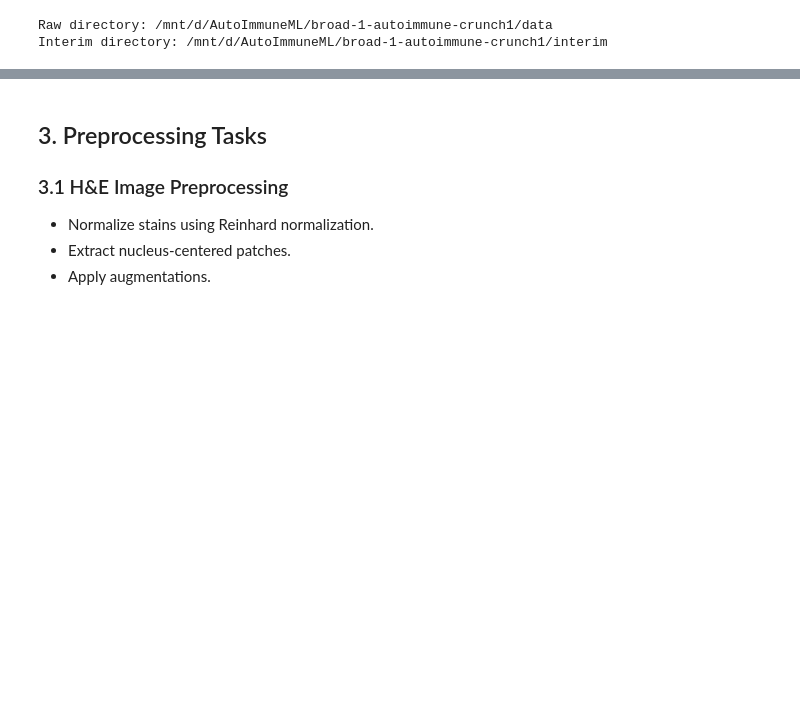
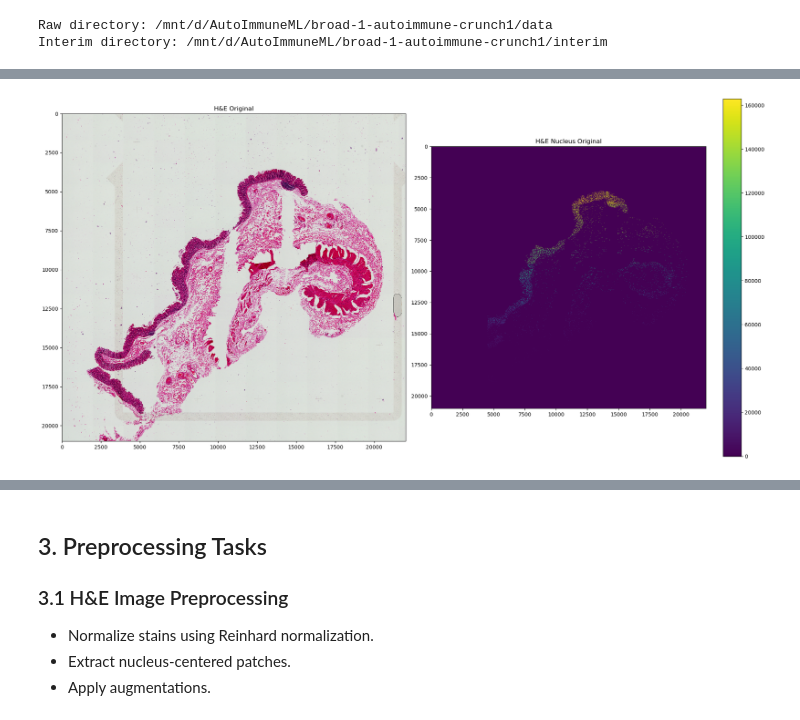
Before and after one commit to SecondBook5/AutoImmuneML, a Jupyter notebook: crunch1_project/notebooks/01_preprocessing.ipynb, the cells around one changed output, grey strips where cells are left out. Saved outputs shown, nothing was run; the diff lists cells and outputs as text; code cells hidden in the pictures; blank space fills up the shorter version.

```diff
--- a/crunch1_project/notebooks/01_preprocessing.ipynb
+++ b/crunch1_project/notebooks/01_preprocessing.ipynb
@@ -134,7 +128,0 @@ with coordinate systems:
-# %%
-##  H&E pathology image
-fig, axes = plt.subplots(1, 2, figsize=(20, 10))
-axes = axes.flatten()  # Flatten the axes to easily index them
-
-sdata.pl.render_images("HE_nuc_original").pl.show(ax=axes[0], title="H&E registered image", coordinate_systems="global")
-sdata.pl.render_images("HE_original").pl.show(ax=axes[1], title="H&E original image", coordinate_systems="global")
@@ -241,0 +146,77 @@ KeyError: 'UC1_NI'
+# %%
+def visualize_he_images(sdata, image_pairs=None, figsize=(20, 10), max_workers=4):
+    """
+    Visualize H&E images and their corresponding nucleus masks with progress tracking and parallel processing.
+
+    Args:
+        sdata (SpatialData): The spatial data object containing the images.
+        image_pairs (list of tuples): List of (image_keys, titles) pairs to visualize.
+            Defaults to visualizing H&E Original and Nucleus Original.
+        figsize (tuple): Figure size for the plots.
+        max_workers (int): Maximum number of threads for parallel processing.
+    """
+    # Default visualization pair if no custom pairs are provided
+    default_pair = (["HE_original", "HE_nuc_original"], ["H&E Original", "H&E Nucleus Original"])
+    image_pairs = image_pairs or [default_pair]  # Use the default pair if no pairs are specified
+
+    # Define an inner function to process a single image pair
+    def process_pair(image_keys, titles):
+        # Ensure the number of image keys matches the number of titles
+        if len(image_keys) != len(titles):
+            raise ValueError("Each pair of image keys and titles must have the same length.")
+
+        # Create a subplot layout for the current pair of images
+        fig, axes = plt.subplots(1, len(image_keys), figsize=figsize)
+
+        # Loop through each image key and its corresponding title
+        for ax, key, title in zip(axes, image_keys, titles):
+            # Check if the image key exists in the SpatialData object
+            if key in sdata.images.keys():
+                try:
+                    # Render the image and display it in the corresponding subplot
+                    sdata.pl.render_images(key).pl.show(ax=ax, title=title, coordinate_systems="global")
+                except Exception as e:
+                    # Handle any errors during rendering by displaying an error message
+                    _display_error(ax, title, f"Error rendering: {str(e)}")
+            else:
+                # Display an error message if the image key is not found
+                _display_error(ax, title, "Image not found")
+
+        # Adjust the layout and show the plot for the current pair
+        plt.tight_layout()
+        plt.show()
+
+    # Use ThreadPoolExecutor to process image pairs in parallel
+    with ThreadPoolExecutor(max_workers=max_workers) as executor:
+        # Execute the processing function for each pair using multiple threads
+        list(tqdm(executor.map(lambda pair: process_pair(*pair), image_pairs),
+                  desc="Visualizing Image Pairs", total=len(image_pairs)))
+
+def _display_error(ax, title, error_message):
+    """
+    Display an error message in a subplot.
+
+    Args:
+        ax (matplotlib.axes.Axes): The axis for the subplot.
+        title (str): Title of the image being visualized.
+        error_message (str): Error message to display.
+    """
+    # Set the title of the subplot to indicate an error
+    ax.set_title(f"{title}: Error")
+    # Display the error message in the center of the subplot
+    ax.text(0.5, 0.5, error_message, ha="center", va="center", fontsize=10, color="red")
+    # Turn off the axis for clarity
+    ax.axis("off")
+
+# Extract the specific dataset from preloaded data
+single_zarr_key = "UC1_NI.zarr"  # Specify the dataset key
+single_dataset = all_zarr_data[single_zarr_key]  # Extract from preloaded data
+
+# Define the image pairs and titles
+image_pairs = [
+    (["HE_original", "HE_nuc_original"], ["H&E Original", "H&E Nucleus Original"]),
+]
+
+# Visualize the images using the preloaded dataset
+visualize_he_images(single_dataset, image_pairs=image_pairs)
+# %% [output]
@@ -241,0 +226 @@ KeyError: 'UC1_NI'
+[figure, added]
```
Also changed, not shown: parts of 14 cells of this notebook, 28 other files.
